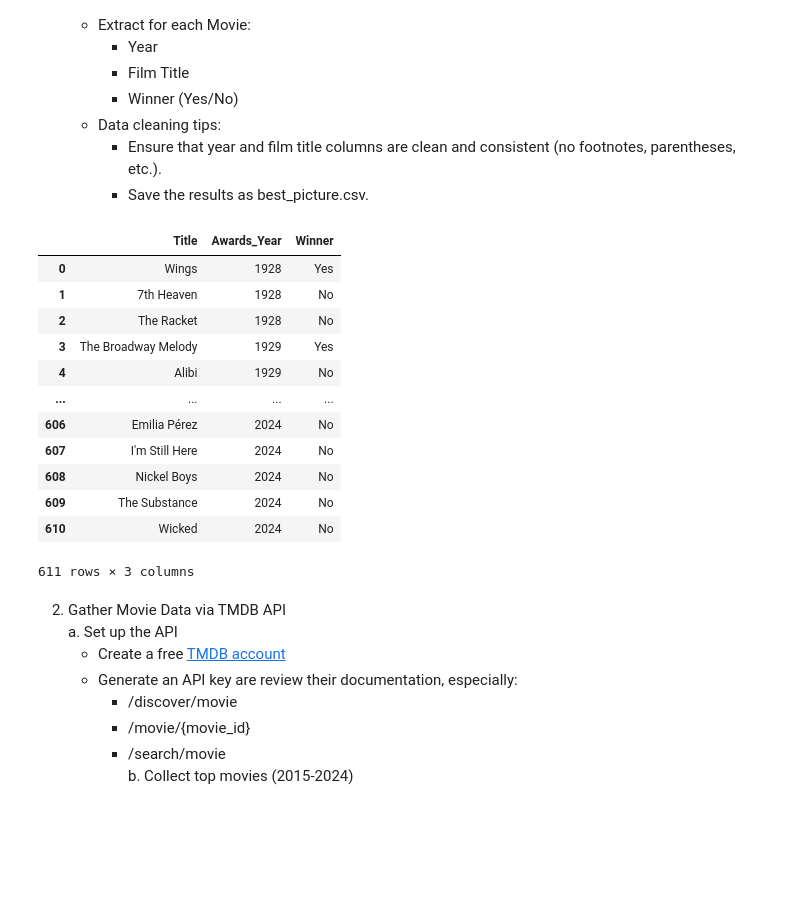
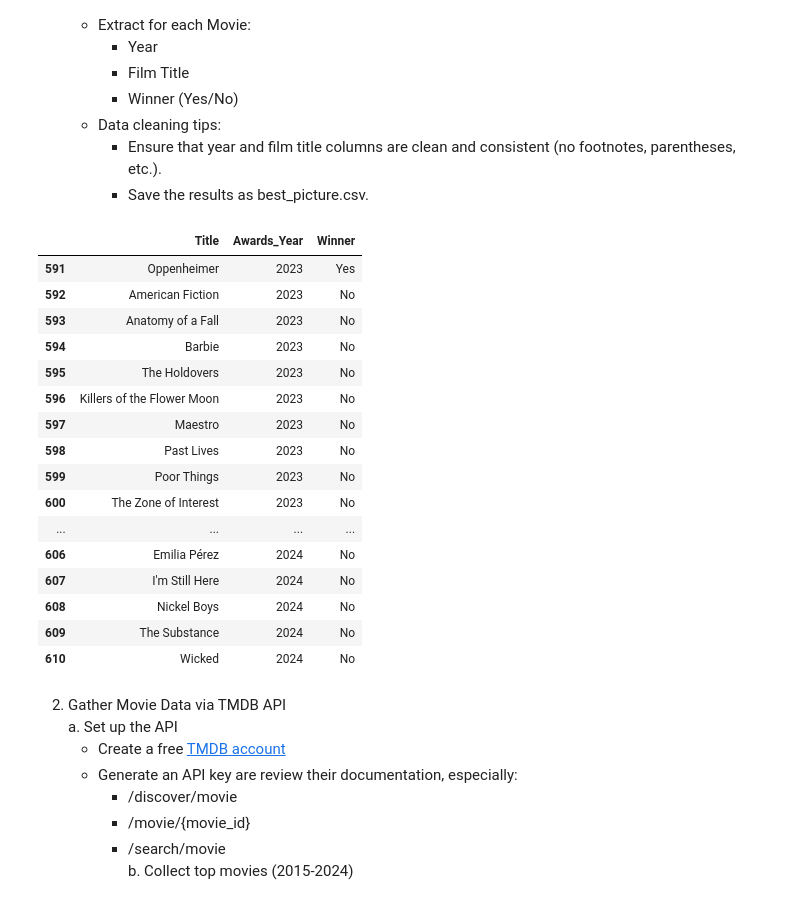
Before and after one commit to nss-data-science-cohort-9/webscraping-apis-movies-the-cranberries, a Jupyter notebook: JT_Cranberries_Movies_api.ipynb, the cells around one changed output. Cells and saved outputs as stored; diff of their text form; code cells hidden in the pictures; blank space fills up the shorter version.

```diff
--- a/JT_Cranberries_Movies_api.ipynb
+++ b/JT_Cranberries_Movies_api.ipynb
@@ -67,14 +67,16 @@ for table in movie_tables:
         # Get the movie title in this row, if there is one
         if len(row.findAll('td')) != 0:
             title = row.td.text.strip()
-
-            # Get the winner status by seeing if the title is in the winning_titles list
-            if title in winning_titles:
+        else:
+            title = ''
+        # Get the winner status by seeing if the background is yellow
+        if row.has_attr('style'):
+            if row['style']=='background:#FAEB86':
                 winner='Yes'
             else:
                 winner='No'
         else:
-            title = ''
+            winner='No'
 
         # If this row has a movie title, append the movie info to the movie_info list
         if title != '':
@@ -83,21 +85,25 @@ for table in movie_tables:
 # %%
 # Convert movie_info to a pandas DataFrame
 movie_info_df = pd.DataFrame(movie_info)
-movie_info_df
+movie_info_df.tail(20)
 # %% [output]
 |  | Title | Awards_Year | Winner |
-| 0 | Wings | 1928 | Yes |
-| 1 | 7th Heaven | 1928 | No |
-| 2 | The Racket | 1928 | No |
-| 3 | The Broadway Melody | 1929 | Yes |
-| 4 | Alibi | 1929 | No |
+| 591 | Oppenheimer | 2023 | Yes |
+| 592 | American Fiction | 2023 | No |
+| 593 | Anatomy of a Fall | 2023 | No |
+| 594 | Barbie | 2023 | No |
+| 595 | The Holdovers | 2023 | No |
+| 596 | Killers of the Flower Moon | 2023 | No |
+| 597 | Maestro | 2023 | No |
+| 598 | Past Lives | 2023 | No |
+| 599 | Poor Things | 2023 | No |
+| 600 | The Zone of Interest | 2023 | No |
 | ... | ... | ... | ... |
 | 606 | Emilia Pérez | 2024 | No |
 | 607 | I'm Still Here | 2024 | No |
 | 608 | Nickel Boys | 2024 | No |
 | 609 | The Substance | 2024 | No |
 | 610 | Wicked | 2024 | No |
-611 rows × 3 columns
 # %%
 movie_info_df.to_csv('best_picture.csv', index=False)
 # %% [markdown]
```
Also changed, not shown: parts of 2 cells of this notebook.
